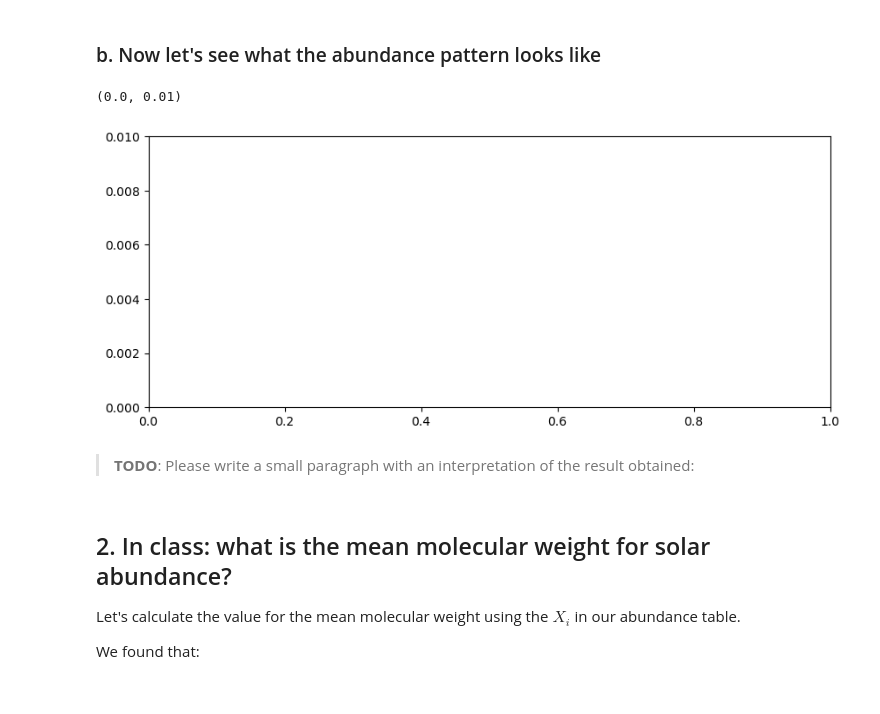
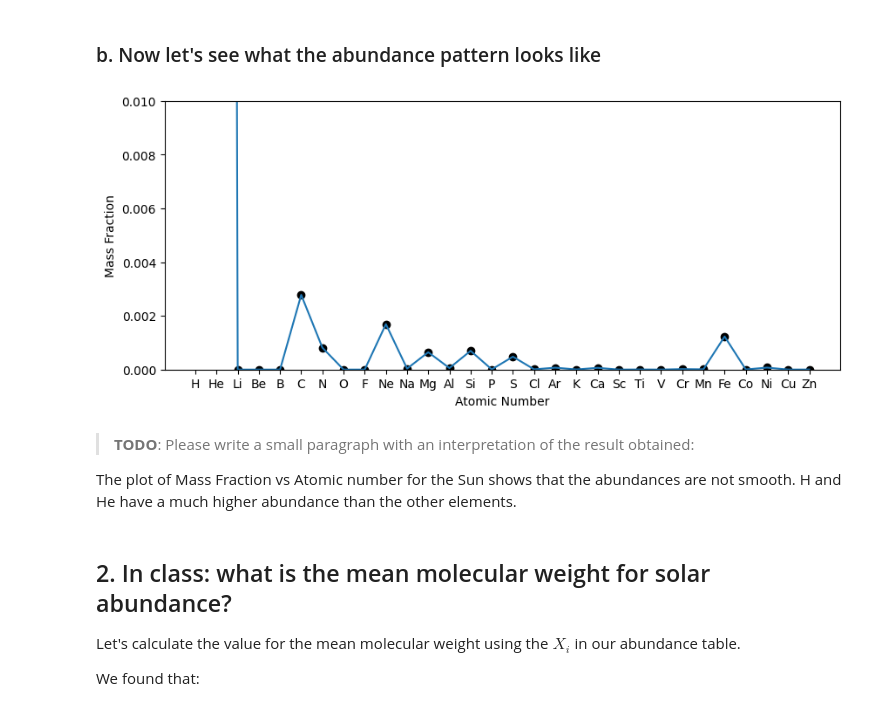
Before and after one commit to ankxie/PHYS620, a Jupyter notebook: Book/L06-MeanMolecularWeight/06-MeanMolecularWeight-template.ipynb, the cells around one changed output. Drawn from its saved outputs; the diff is of its cells as text; code cells hidden in the pictures.

```diff
--- a/Book/L06-MeanMolecularWeight/06-MeanMolecularWeight-template.ipynb
+++ b/Book/L06-MeanMolecularWeight/06-MeanMolecularWeight-template.ipynb
@@ -59,20 +59,27 @@ print(AbundSolar['Element'])
 # %%
 fig, ax = plt.subplots(1,1, figsize=(10,4))
 ax.set_ylim(0,0.01)
 
 #---------------------------------------
 #---------------------------------------
 # In class
 
-
+ax.plot(AbundSolar['Z'], AbundSolar['X'])
+ax.scatter(AbundSolar['Z'], AbundSolar['X'], color = 'k')
 
 
 # We can set the labels in the plots to the name of the elements!
+
+ax.set_ylabel('Mass Fraction')
+ax.set_xlabel('Atomic Number')
+_ = ax.set_xticks(AbundSolar['Z'])
+_ = ax.set_xticklabels(AbundSolar['Element'])
 # %% [output]
-(0.0, 0.01)
-[figure, old version]
+[figure, new version]
 # %% [markdown]
 > **TODO**: Please write a small paragraph with an interpretation of the result obtained:
+
+The plot of Mass Fraction vs Atomic number for the Sun shows that the abundances are not smooth. H and He have a much higher abundance than the other elements.
 # %% [markdown]
 ## 2. In class: what is the mean molecular weight for solar abundance?
 
```
Also changed, not shown: parts of 3 cells of this notebook.
